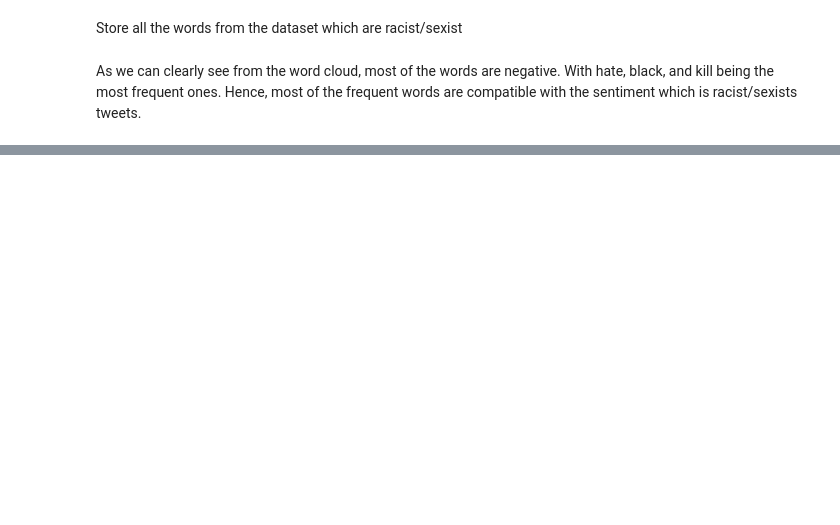
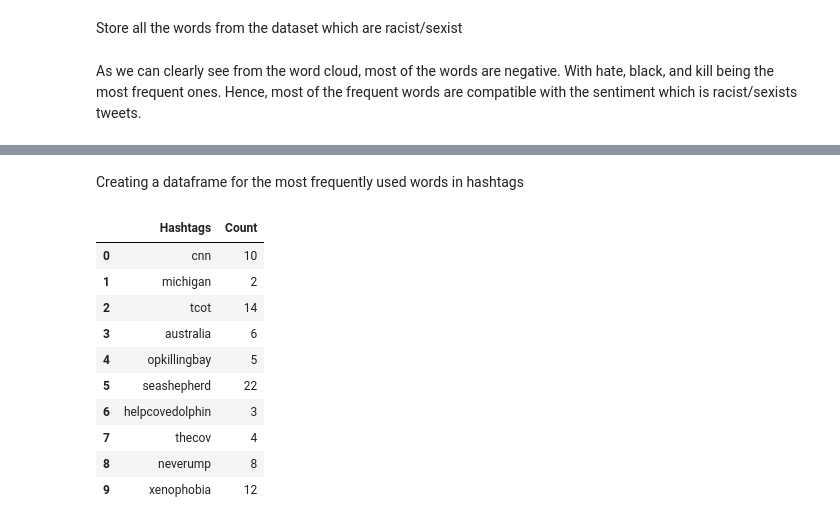
Before and after one commit to TedMwai/Text-Sentiment-Analysis, a Jupyter notebook: TwitterAnalysis.ipynb, the cells around one changed output, grey strips where cells are left out. Drawn from its saved outputs; the diff is of its cells as text; code cells hidden in the pictures; blank space fills up the shorter version.

```diff
--- a/TwitterAnalysis.ipynb
+++ b/TwitterAnalysis.ipynb
@@ -209,0 +320,18 @@ plt.show()
+# %% [markdown]
+Creating a dataframe for the most frequently used words in hashtags
+# %%
+df_negative = pd.DataFrame({'Hashtags':list(word_freq_negative.keys()),'Count':list(word_freq_negative.values())})
+
+df_negative.head(10)
+# %% [output]
+|  | Hashtags | Count |
+| 0 | cnn | 10 |
+| 1 | michigan | 2 |
+| 2 | tcot | 14 |
+| 3 | australia | 6 |
+| 4 | opkillingbay | 5 |
+| 5 | seashepherd | 22 |
+| 6 | helpcovedolphin | 3 |
+| 7 | thecov | 4 |
+| 8 | neverump | 8 |
+| 9 | xenophobia | 12 |
```
Also changed, not shown: parts of 20 cells of this notebook.
